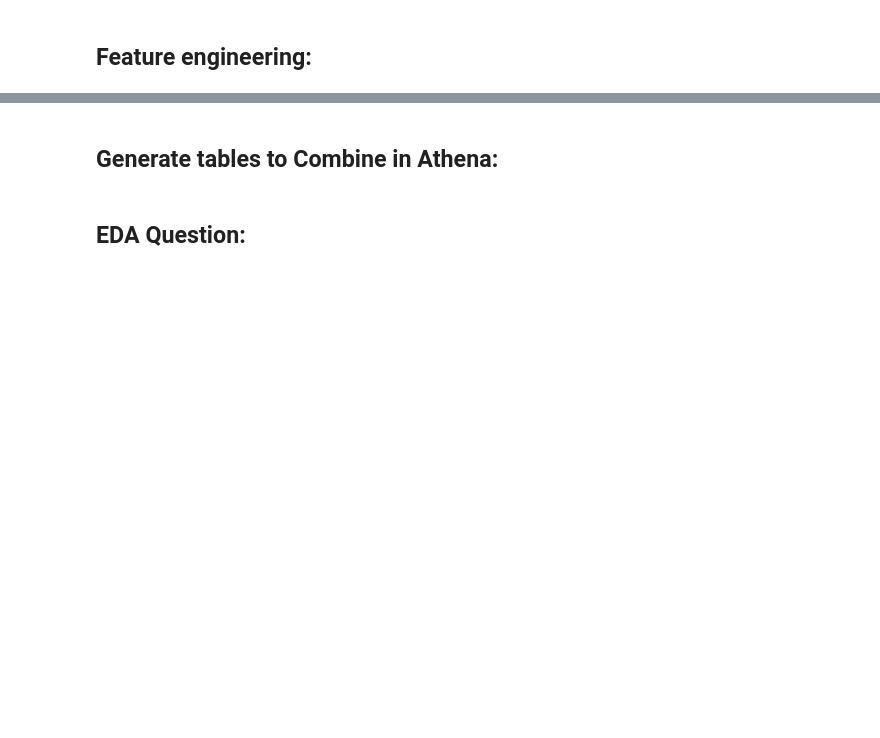
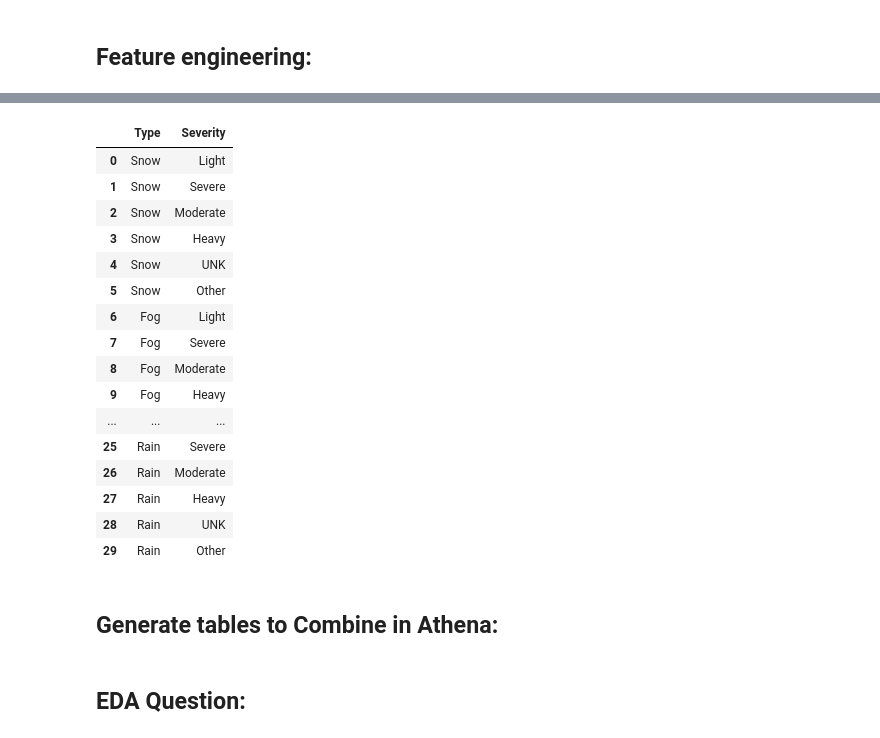
Before and after one commit to fausa/ADS508, a Jupyter notebook: Susy_EDA.ipynb, the cells around one changed output, grey strips where cells are left out. Drawn from its saved outputs; the diff is of its cells as text; code cells hidden in the pictures; blank space fills up the shorter version.

```diff
--- a/Susy_EDA.ipynb
+++ b/Susy_EDA.ipynb
@@ -512,2 +544,22 @@ Weather_df['Weather_code'] = weather_code
+# %%
+Weather_comb_var.head(30)
+# %% [output]
+|  | Type | Severity |
+| 0 | Snow | Light |
+| 1 | Snow | Severe |
+| 2 | Snow | Moderate |
+| 3 | Snow | Heavy |
+| 4 | Snow | UNK |
+| 5 | Snow | Other |
+| 6 | Fog | Light |
+| 7 | Fog | Severe |
+| 8 | Fog | Moderate |
+| 9 | Fog | Heavy |
+| ... | ... | ... |
+| 25 | Rain | Severe |
+| 26 | Rain | Moderate |
+| 27 | Rain | Heavy |
+| 28 | Rain | UNK |
+| 29 | Rain | Other |
 # %% [markdown]
 ## Generate tables to Combine in Athena:
```
Also changed, not shown: parts of 46 cells of this notebook.
